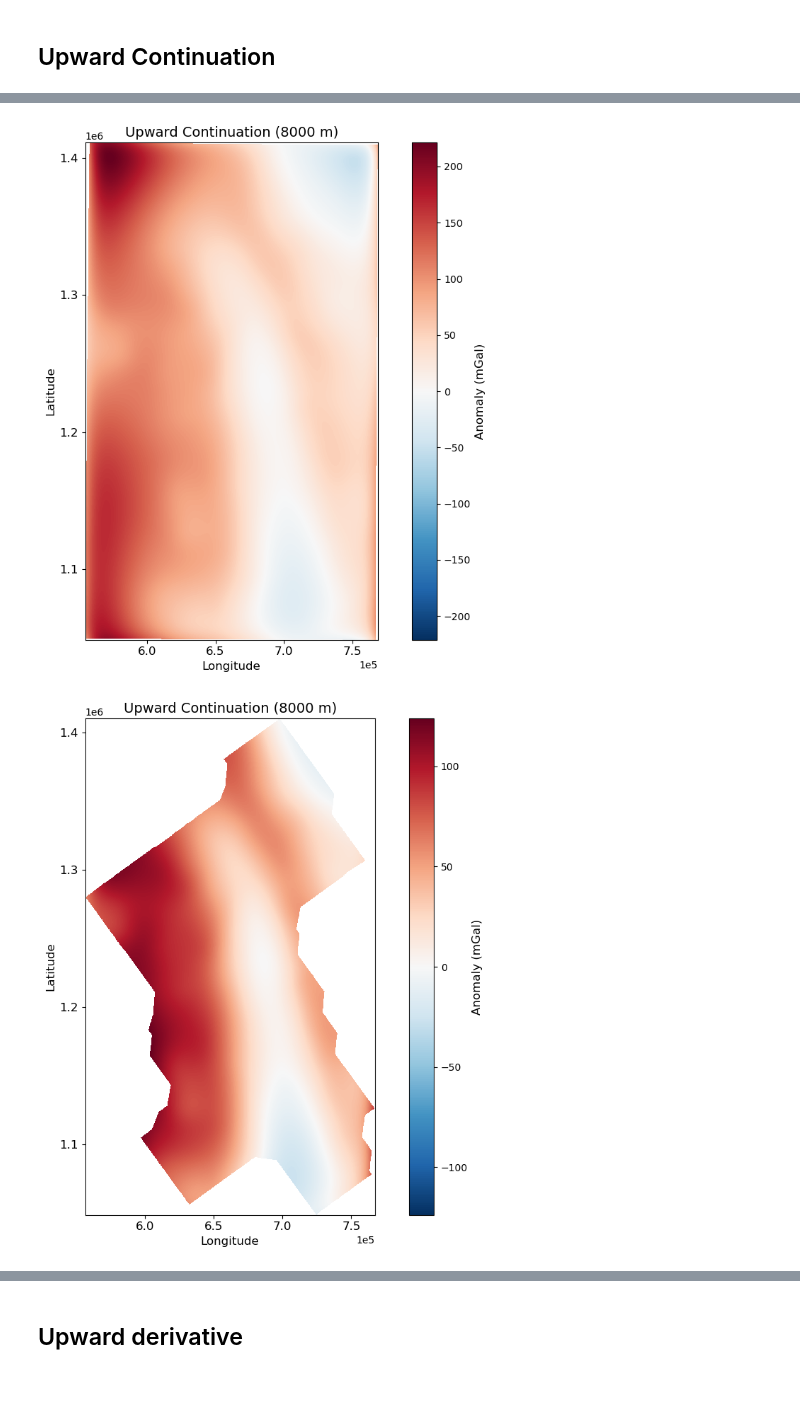
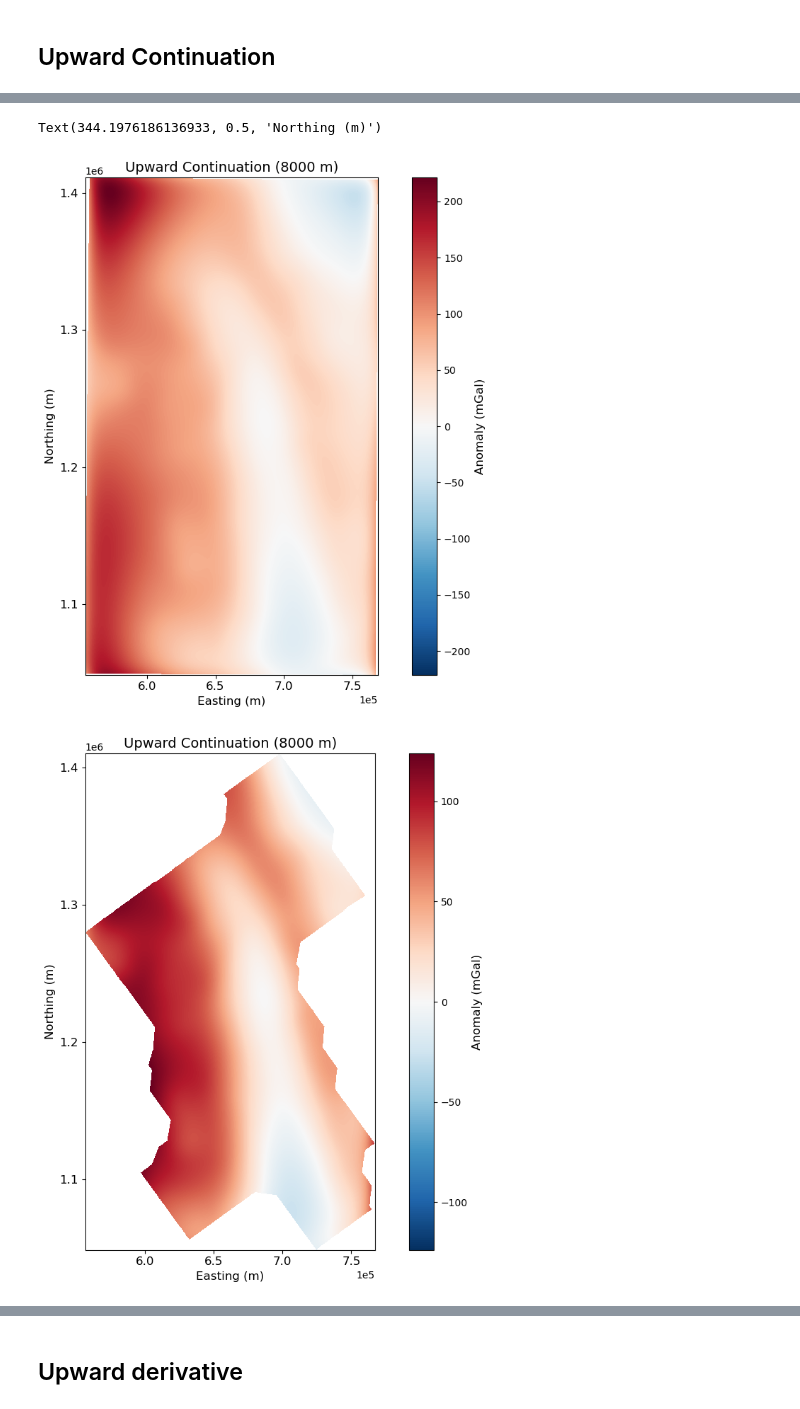
Before and after one commit to AppliedMechanics-EAFIT/lineament_detection, a Jupyter notebook: notebooks/enhancement/gravity_data.ipynb, the cells around one changed output, grey strips where cells are left out. Drawn from its saved outputs; the diff is of its cells as text; code cells hidden in the pictures.

```diff
--- a/notebooks/enhancement/gravity_data.ipynb
+++ b/notebooks/enhancement/gravity_data.ipynb
@@ -234,10 +268,17 @@ upwar_cont_masked = upwar_cont_rio.rio.clip(gdf_mask_bog.geometry,
 )
 # %%
 raster_plotting.plot_raster_data(upwar_cont.x, upwar_cont.y, upwar_cont.values, data_type='GA', sampling=1, title ='Upward Continuation (8000 m)', cmap='RdBu_r')
+ax = plt.gca()
+ax.set_xlabel('Easting (m)')
+ax.set_ylabel('Northing (m)')
 raster_plotting.plot_raster_data(upwar_cont_masked.x, upwar_cont_masked.y, upwar_cont_masked.values, data_type='GA', sampling=1, title ='Upward Continuation (8000 m)', cmap='RdBu_r')
+ax = plt.gca()
+ax.set_xlabel('Easting (m)')
+ax.set_ylabel('Northing (m)')
 # %% [output]
+Text(344.1976186136933, 0.5, 'Northing (m)')
-[figure, old version]
+[figure, new version]
-[figure, old version]
+[figure, new version]
 # %%
 residual_grid_bog = vd.make_xarray_grid(
     (upwar_cont.x.values, upwar_cont.y.values),
```
Also changed, not shown: parts of 5 cells of this notebook.
